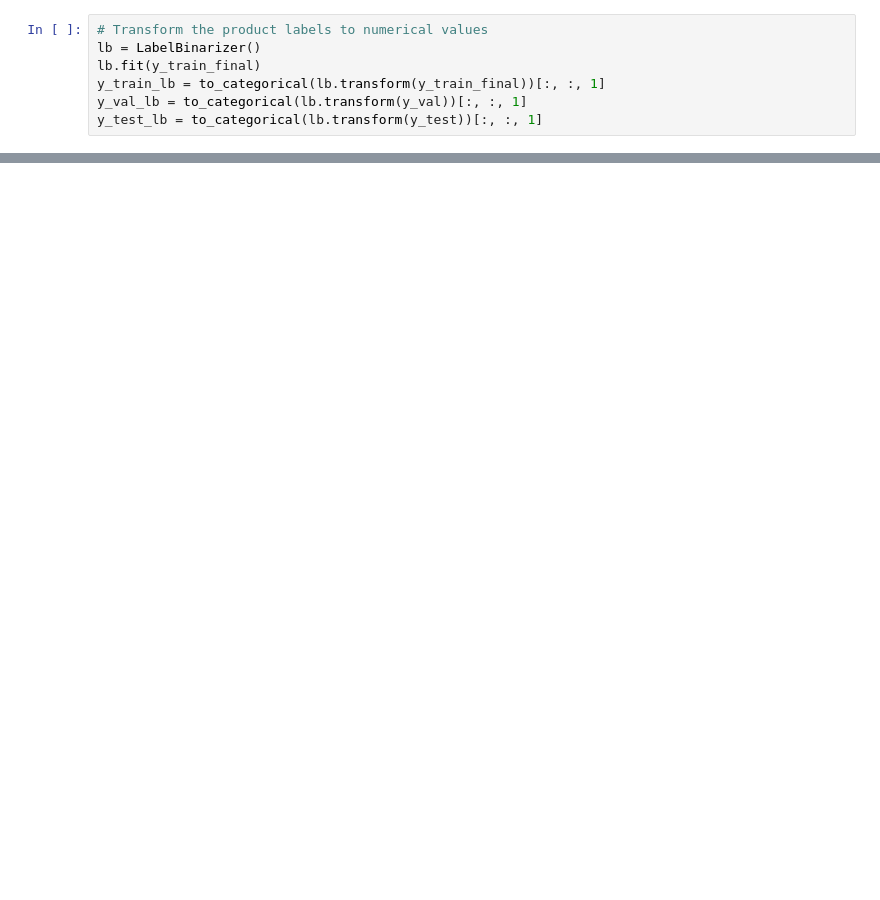
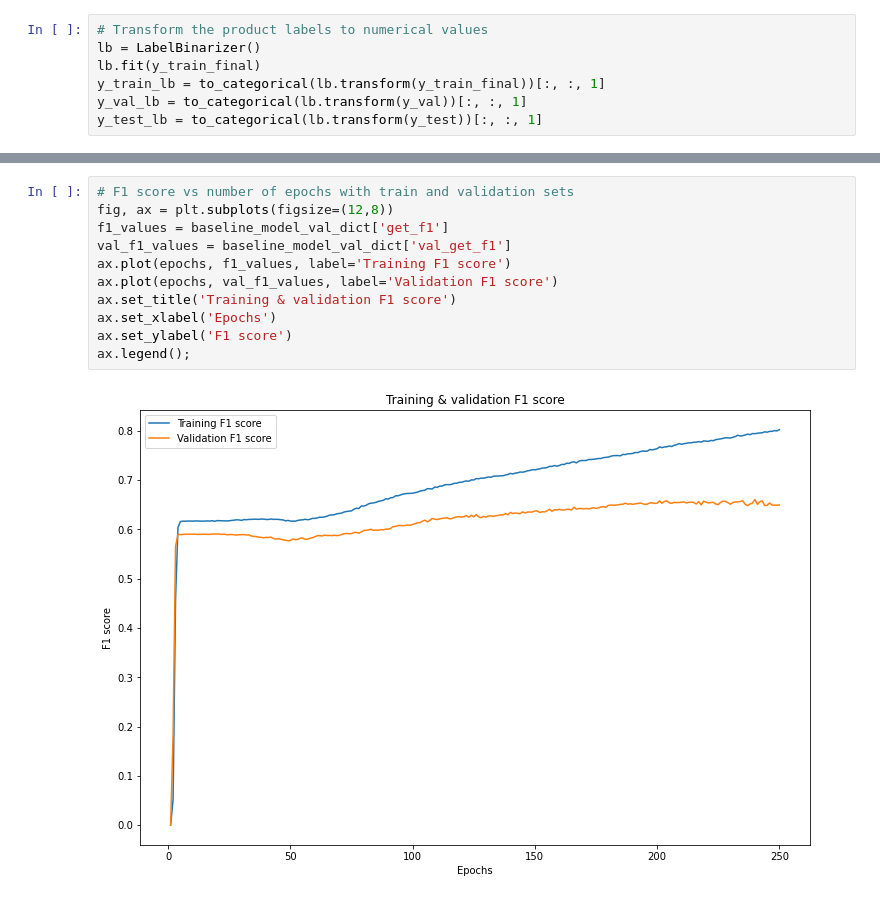
Before and after one commit to VolhaP87/Twitter_Sentiment_Analysis, a Jupyter notebook: Untitled1.ipynb, the cells around one changed output, grey strips where cells are left out. Cells and saved outputs as stored; diff of their text form; blank space fills up the shorter version.

```diff
--- a/Untitled1.ipynb
+++ b/Untitled1.ipynb
@@ -139,0 +235,13 @@ baseline_model_val = baseline_model.fit(X_train_tokens,
+# %%
+# F1 score vs number of epochs with train and validation sets
+fig, ax = plt.subplots(figsize=(12,8))
+f1_values = baseline_model_val_dict['get_f1']
+val_f1_values = baseline_model_val_dict['val_get_f1']
+ax.plot(epochs, f1_values, label='Training F1 score')
+ax.plot(epochs, val_f1_values, label='Validation F1 score')
+ax.set_title('Training & validation F1 score')
+ax.set_xlabel('Epochs')
+ax.set_ylabel('F1 score')
+ax.legend();
+# %% [output]
+[figure, added]
```
Also changed, not shown: parts of 42 cells of this notebook, 2 other files.
